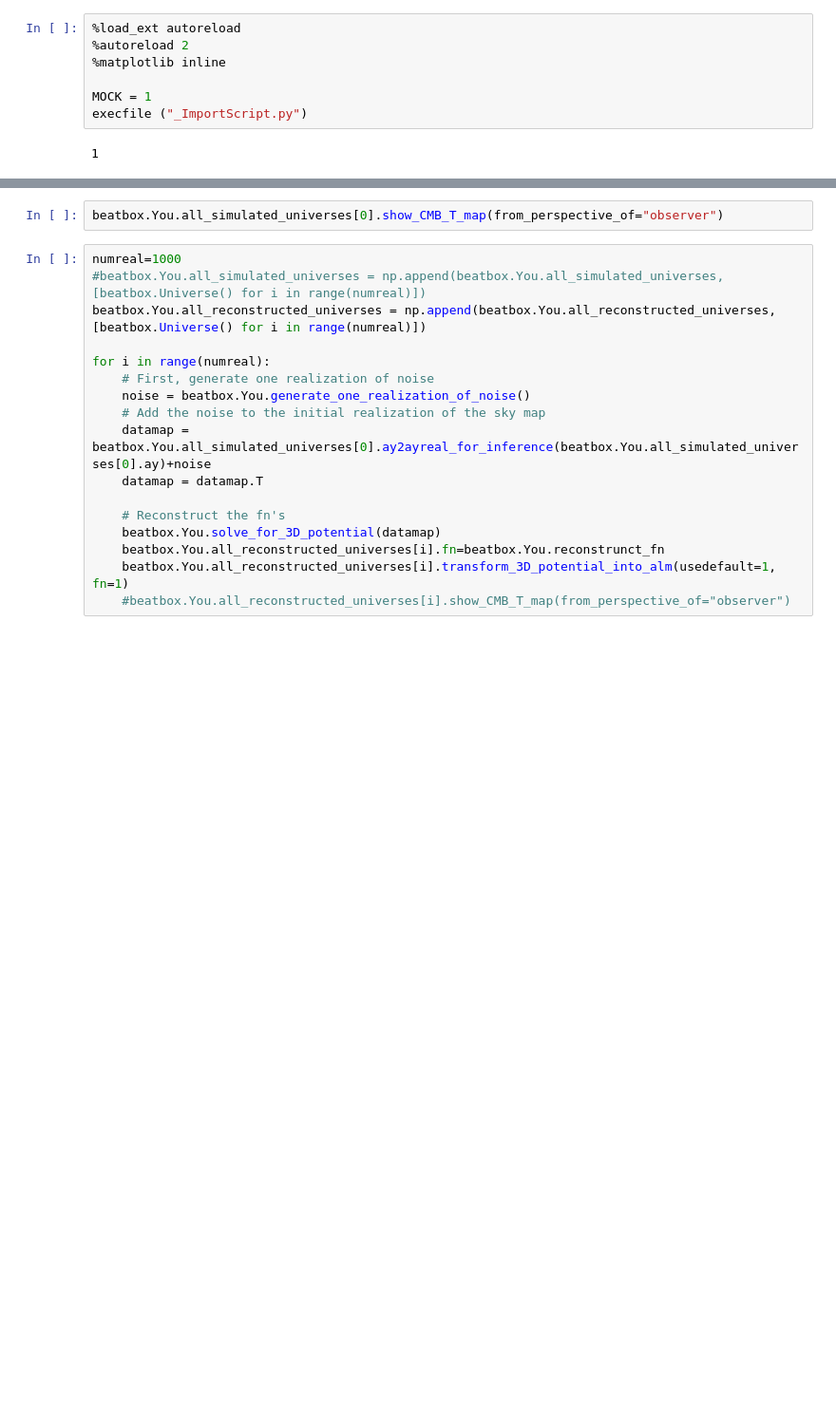
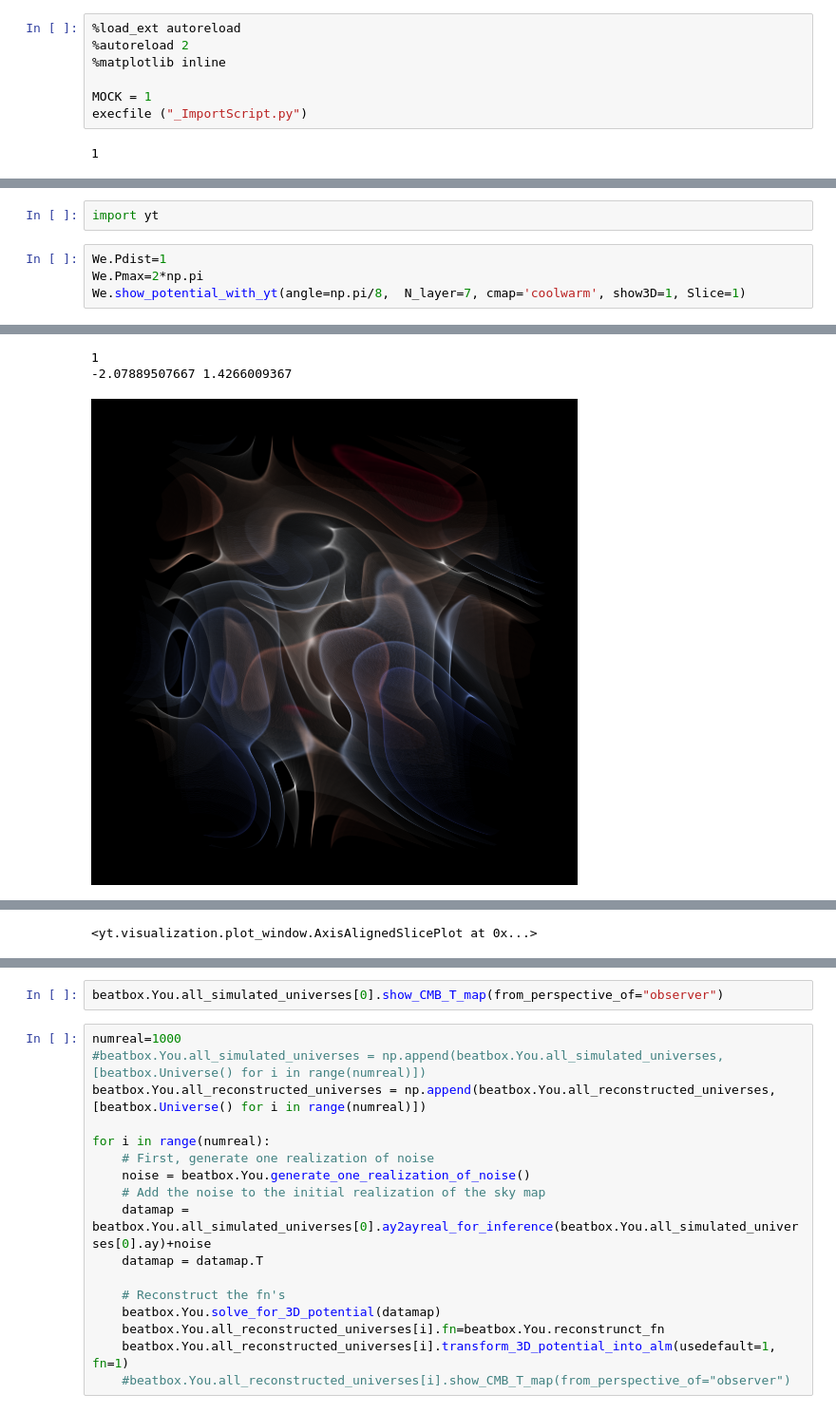
Before and after one commit to LaurencePeanuts/Music, a Jupyter notebook: Scripts/Reconstruction_notebook.ipynb, the cells around one changed output, grey strips where cells are left out. Shown at 95% size. Saved outputs shown, nothing was run; the diff lists cells and outputs as text; blank space fills up the shorter version.

```diff
--- a/Scripts/Reconstruction_notebook.ipynb
+++ b/Scripts/Reconstruction_notebook.ipynb
@@ -39,0 +83,7 @@ print beatbox.You.all_simulated_universes[-1].lms
+# %%
+import yt
+# %%
+We.Pdist=1
+We.Pmax=2*np.pi
+We.show_potential_with_yt(angle=np.pi/8,  N_layer=7, cmap='coolwarm', show3D=1, Slice=1)
+# %% [output]
@@ -39,0 +106,3 @@ print beatbox.You.all_simulated_universes[-1].lms
+1
+-2.07889507667 1.4266009367
+[figure, added]
@@ -39,0 +114 @@ print beatbox.You.all_simulated_universes[-1].lms
+<yt.visualization.plot_window.AxisAlignedSlicePlot at 0x...>
```
Also changed, not shown: parts of 55 cells of this notebook, 4 other files.
